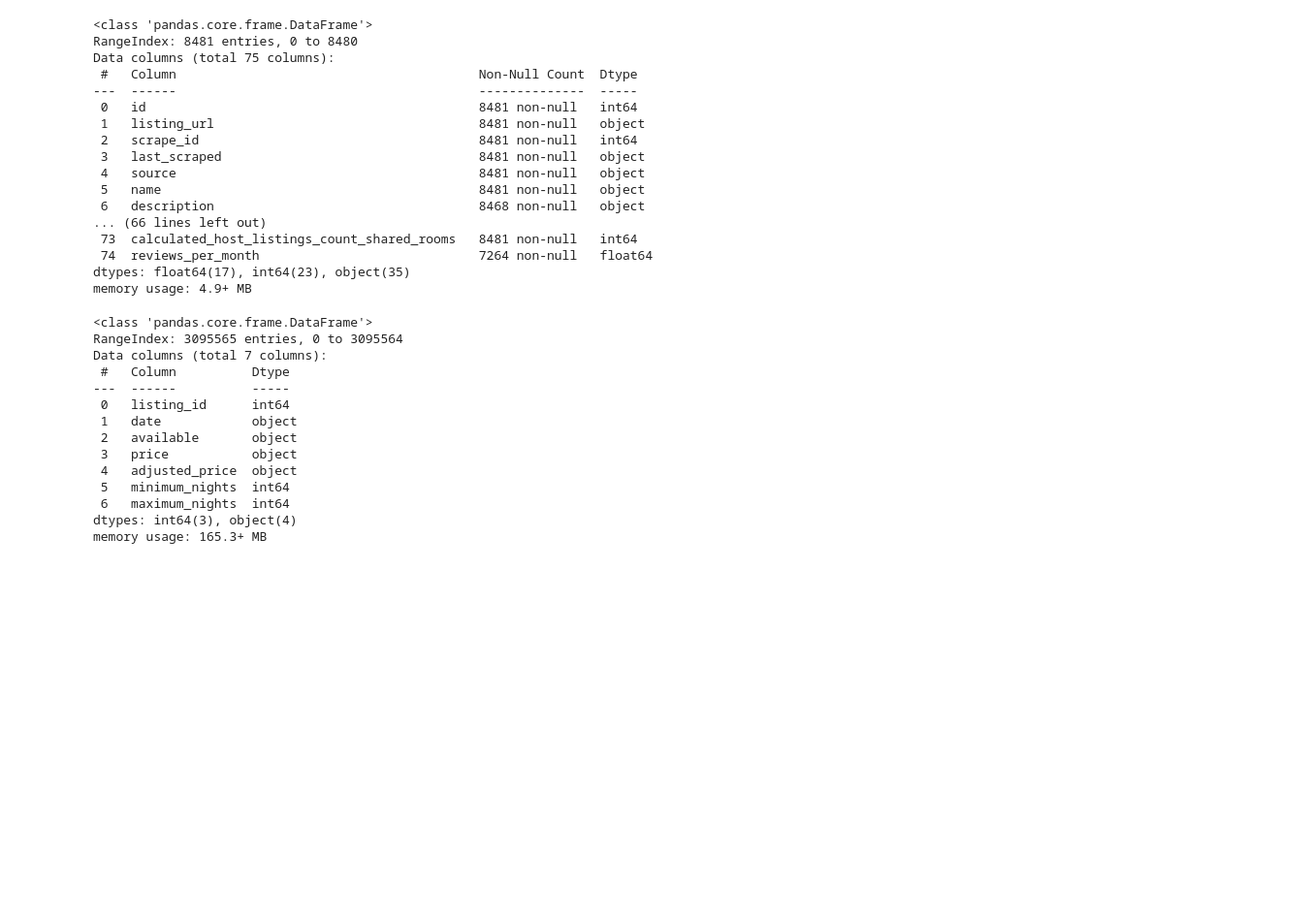
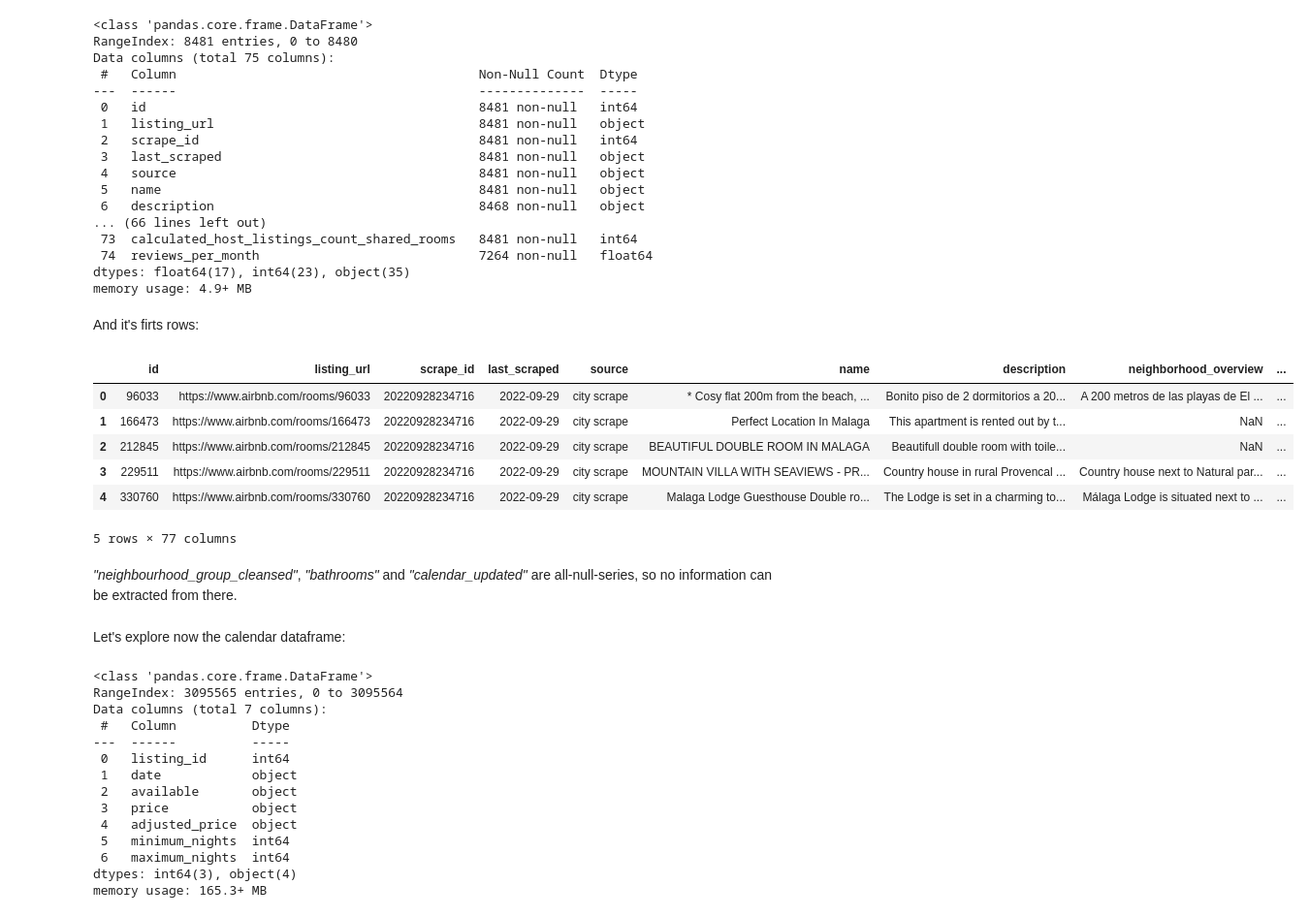
Before and after one commit to fjmmillon/airbnb-malaga-analysis, a Jupyter notebook: malaga_airbnb_analysis.ipynb, the cells around one changed output. Shown at 97% size. Saved outputs shown, nothing was run; the diff lists cells and outputs as text; code cells hidden in the pictures; blank space fills up the shorter version.

Commit message:
Added markdown descriptions for the dataframes and intial exploration

```diff
--- a/malaga_airbnb_analysis.ipynb
+++ b/malaga_airbnb_analysis.ipynb
@@ -19,0 +20,6 @@ neighbourhoods= pd.read_csv(wd+"neighbourhoods.csv")
+# %%
+wd = os.getcwd()+"/"
+listing =pd.read_csv(wd+"listings.csv.gz")
+calendar= pd.read_csv(wd+"calendar.csv.gz")
+reviews=pd.read_csv(wd+"reviews.csv.gz")
+neighbourhoods= pd.read_csv(wd+"neighbourhoods.csv")
@@ -37,6 +45,22 @@ Data columns (total 75 columns):
  74  reviews_per_month                             7264 non-null   float64
 dtypes: float64(17), int64(23), object(35)
 memory usage: 4.9+ MB
+# %% [markdown]
+And it's firts rows:
+# %%
+listing.head()
+# %% [output]
+|  | id | listing_url | scrape_id | last_scraped | source | name | description | neighborhood_overview | ... |
+| 0 | 96033 | https://www.airbnb.com/rooms/96033 | 20220928234716 | 2022-09-29 | city scrape | * Cosy flat 200m from the beach, ... | Bonito piso de 2 dormitorios a 20... | A 200 metros de las playas de El ... | ... |
+| 1 | 166473 | https://www.airbnb.com/rooms/166473 | 20220928234716 | 2022-09-29 | city scrape | Perfect Location In Malaga | This apartment is rented out by t... | NaN | ... |
+| 2 | 212845 | https://www.airbnb.com/rooms/212845 | 20220928234716 | 2022-09-29 | city scrape | BEAUTIFUL DOUBLE ROOM IN MALAGA | Beautifull double room with toile... | NaN | ... |
+| 3 | 229511 | https://www.airbnb.com/rooms/229511 | 20220928234716 | 2022-09-29 | city scrape | MOUNTAIN VILLA WITH SEAVIEWS - PR... | Country house in rural Provencal ... | Country house next to Natural par... | ... |
+| 4 | 330760 | https://www.airbnb.com/rooms/330760 | 20220928234716 | 2022-09-29 | city scrape | Malaga Lodge Guesthouse Double ro... | The Lodge is set in a charming to... | Málaga Lodge is situated next to ... | ... |
+5 rows × 77 columns
+# %% [markdown]
+*"neighbourhood_group_cleansed"*, *"bathrooms"* and *"calendar_updated"* are all-null-series, so no information can be extracted from there.
+# %% [markdown]
+Let's explore now the calendar dataframe:
 # %%
 calendar.info()
 # %% [output]
```
Also changed, not shown: parts of 14 cells of this notebook.
